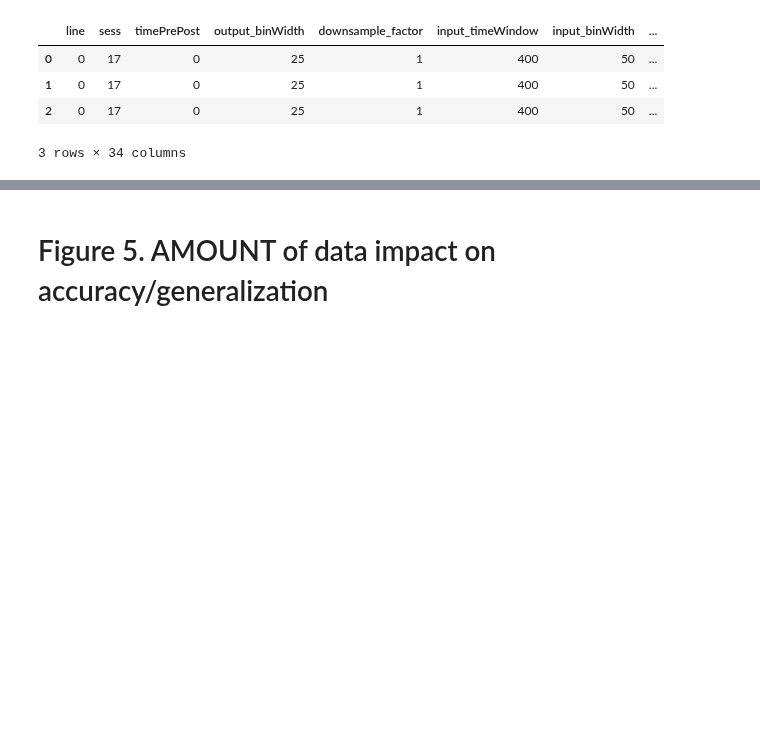
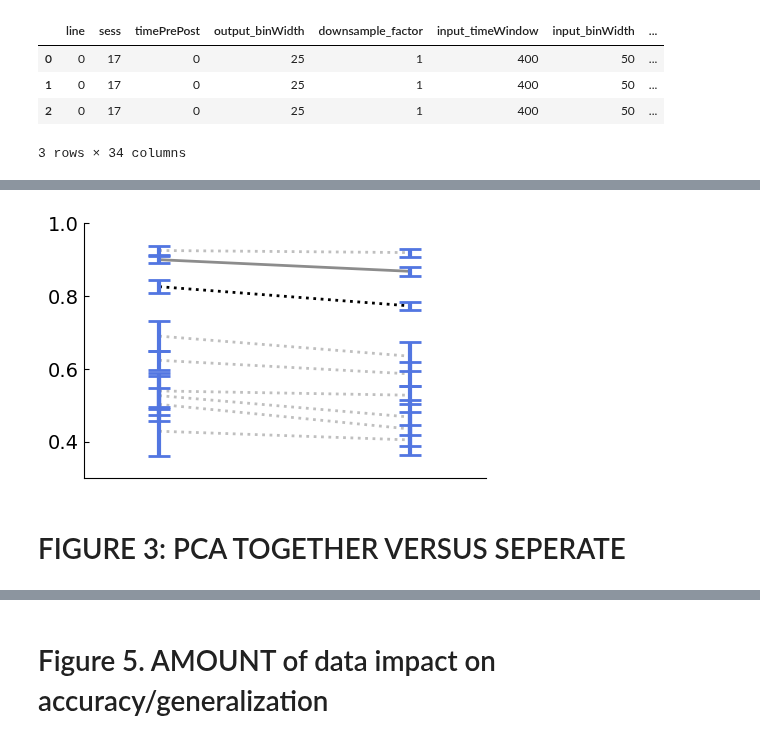
Before and after one commit to mayolabvision/NeuralDecoding, a Jupyter notebook: analyses/etra_plots.ipynb, the cells around one changed output, grey strips where cells are left out. Saved outputs shown, nothing was run; the diff lists cells and outputs as text; code cells hidden in the pictures; blank space fills up the shorter version.

```diff
--- a/analyses/etra_plots.ipynb
+++ b/analyses/etra_plots.ipynb
@@ -988,0 +975,7 @@ n.s
+# %%
+column_names = ['line','sess','timePrePost','output_binWidth','downsample_factor','input_timeWindow','input_binWidth','numNeurons','nMT','nFEF','outer_fold','repeat','trainRatio','numObservations','output','model','inputLayers','pcaFlag','prms','preProcess_time','train_time','test_time','R2_train','rho_train','rmse_train','R2_test','rho_test','rmse_test']
+df, _ = get_outputs(DATA_FOLDER,["pc0"],column_names,withTraces=False) # position
+#ya_test, c_test = get_actualTraces(DATA_FOLDER, df)
+#df = fix_svr(df,yp_train,yp_test,ya_train,ya_test)
+
+df.head(3)
@@ -988,0 +988,60 @@ n.s
+# %%
+#fig, axes = plt.subplots(1,1,figsize=(10,5), sharex=True, sharey='row',gridspec_kw={'height_ratios': [2, 1]}) #6,5.5
+fig, ax = plt.subplots(figsize=(5, 3.33))
+plt.rcParams.update({'font.size': 14})
+fig.tight_layout()
+
+val = 'R2_test_mn'
+
+#for c, kin in enumerate(df['output'].unique()):
+for s,sess in enumerate(df['sess'].unique()):
+    si = df.loc[(df['inputLayers']=='siso') & (df['line']>=30) & (df['sess']==sess) & (df['nFEF']!=0) & (df['nMT']!=0)][val].values
+    mi = df.loc[(df['inputLayers']=='miso') & (df['line']>=30) & (df['sess']==sess) & (df['nFEF']!=0) & (df['nMT']!=0)][val].values
+    #mtfef = df.loc[(df['sess']==sess) & (df['nMT']!=0) & (df['nFEF']!=0)][val].values
+
+    if si.shape[0] ==0 or mi.shape[0] ==0:
+        continue
+    print(sess)
+    si_mi_s, si_mi_p = signif_test(si, mi)
+
+    print(si_mi_s)
+    #print(mt_mtfef_s)
+    #print(fef_mtfef_s)
+    #print(blah)
+
+    n = 5
+    means=([np.mean(si),np.mean(mi)])
+    err=([np.std(si)*np.sqrt(1./n+1./(n-1)),np.std(mi)*np.sqrt(1./n+1./(n-1))])
+
+    ind = np.arange(len(err))
+    if si_mi_p < 0.001:
+        col = 'black'
+        alph = 1
+    elif si_mi_p < 0.05:
+        col = 'gray'
+        alph = 0.9
+    else:
+        col = 'gray'
+        alph = 0.5
+
+    if sess==29:
+        ax.plot(ind,means,color=col,alpha=alph,linestyle='solid',linewidth=2,label=s,zorder=0)
+    else:
+        ax.plot(ind,means,color=col,alpha=alph,linestyle='dotted',linewidth=2,label=s,zorder=0)
+
+    for pos, y, yerr, color in zip(ind, means, err, etra_cols): #Loop through methods and plot error bars
+        ax.errorbar(pos, y, yerr, lw=3, capsize=8, capthick=2, color=etra_cols[2], zorder=1)
+
+    ax.set_xticks([0,1])
+    ax.set_yticks([0.4,0.6,0.8,1.0])
+    ax.set_ylim([0.3,1])
+    ax.set_xlim([-0.3,1.3])
+    ax.set_xticklabels([], rotation=0)
+    ax.tick_params(direction='in',bottom=0)
+    ax.spines['right'].set_color('none')
+    ax.spines['top'].set_color('none')
+
+
+#plt.subplots_adjust(wspace=0.1, hspace=0.15)
+fig.savefig(FIG_FOLDER+'/sum_simi_r2xy.png', dpi=600, bbox_inches='tight')
+# %% [output]
@@ -988,0 +1066,3 @@ n.s
+[figure, added]
+# %% [markdown]
+# FIGURE 3: PCA TOGETHER VERSUS SEPERATE
```
Also changed, not shown: parts of 15 cells of this notebook, 1 other file.
